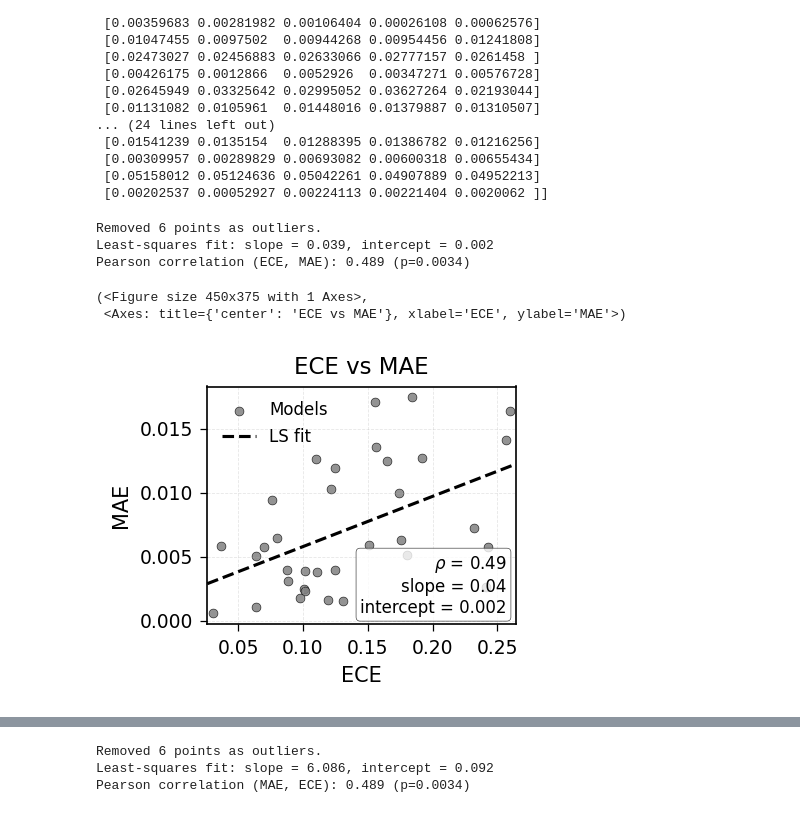
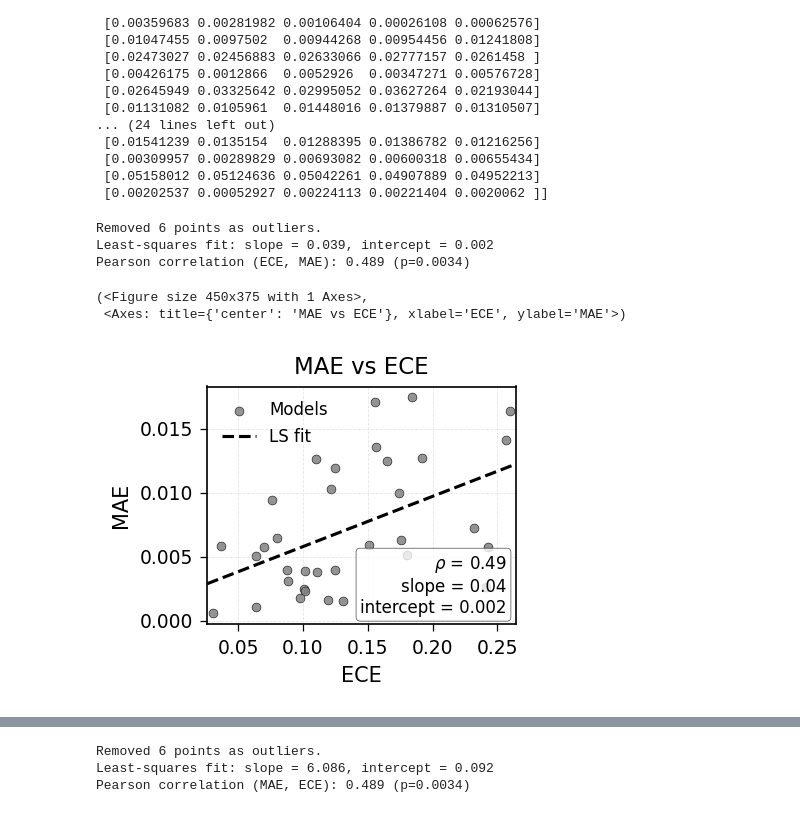
Before and after one commit to arubique/disco-public, a Jupyter notebook: notebooks/compute_ece_for_test_models.ipynb, the cells around one changed output, grey strips where cells are left out. Drawn from its saved outputs; the diff is of its cells as text; code cells hidden in the pictures.

Commit message:
Update: - gitignore - all old unstaged - eval_models adapt to new crop sizes

```diff
--- a/notebooks/compute_ece_for_test_models.ipynb
+++ b/notebooks/compute_ece_for_test_models.ipynb
@@ -700,16 +713,9 @@ print(maes_per_method_fitted)
 maes = []
 eces = []
 briers = []
+confs = []
 for i in range(len(maes_per_method_fitted)):
     maes.append(maes_per_method_fitted[i].mean())
     eces.append(ece_per_model[model_id_to_model_name[i]])
     briers.append(brier_per_model[model_id_to_model_name[i]])
-with open("maes_eces_briers.pkl", "wb") as f:
-    pickle.dump({"maes": maes, "eces": eces, "briers": briers}, f)
+    confs.append(mean_confidences_per_model[model_id_to_model_name[i]])
-# %%
-import pickle
-with open("maes_eces_briers.pkl", "rb") as f:
-    data = pickle.load(f)
-    maes = data["maes"]
-    eces = data["eces"]
-    briers = data["briers"]
@@ -832,3 +722,12 @@ def plot_ece_vs_mae(maes, eces, x_label="MAE", y_label="ECE", title="ECE vs MAE"
+# %%
+d = {
+    "maes": maes,
+    "eces": eces,
+    "briers": briers,
+    "confs": confs
+}
+with open("maes_eces_briers_confs.pkl", "wb") as f:
+    pickle.dump(d, f)
 # %%
 import numpy as np
 from scipy.stats import pearsonr, zscore
@@ -996,12 +890,20 @@ def plot_ece_vs_mae(
     if pdf_path is not None:
         fig.savefig(pdf_path, dpi=300)
     return fig, ax
+# %%
+import pickle
+with open("maes_eces_briers_confs.pkl", "rb") as f:
+    data = pickle.load(f)
+    maes = data["maes"]
+    eces = data["eces"]
+    briers = data["briers"]
+    confs = data["confs"]
 # %%
-plot_ece_vs_mae(maes, eces, x_label="MAE", y_label="ECE", title="ECE vs MAE", mae_thresh=0.02, z_thresh=None, pdf_path="ece_vs_mae.pdf", flip=True)
+plot_ece_vs_mae(maes, eces, x_label="MAE", y_label="ECE", title="MAE vs ECE", mae_thresh=0.02, z_thresh=None, pdf_path="mae_vs_ece.pdf", flip=True)
 # %% [output]
 Removed 6 points as outliers.
 Least-squares fit: slope = 0.039, intercept = 0.002
 Pearson correlation (ECE, MAE): 0.489 (p=0.0034)
 (<Figure size 450x375 with 1 Axes>,
- <Axes: title={'center': 'ECE vs MAE'}, xlabel='ECE', ylabel='MAE'>)
+ <Axes: title={'center': 'MAE vs ECE'}, xlabel='ECE', ylabel='MAE'>)
-[figure, old version]
+[figure, new version]
```
Also changed, not shown: parts of 10 cells of this notebook, 5 other files.
